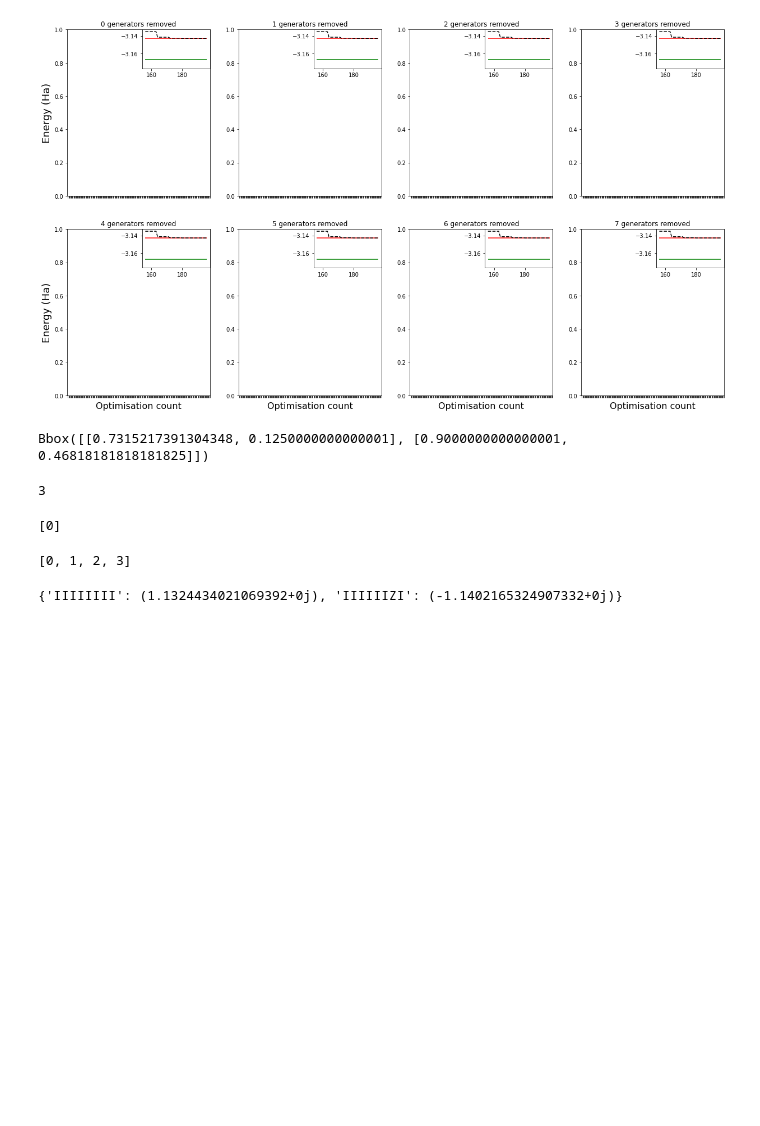
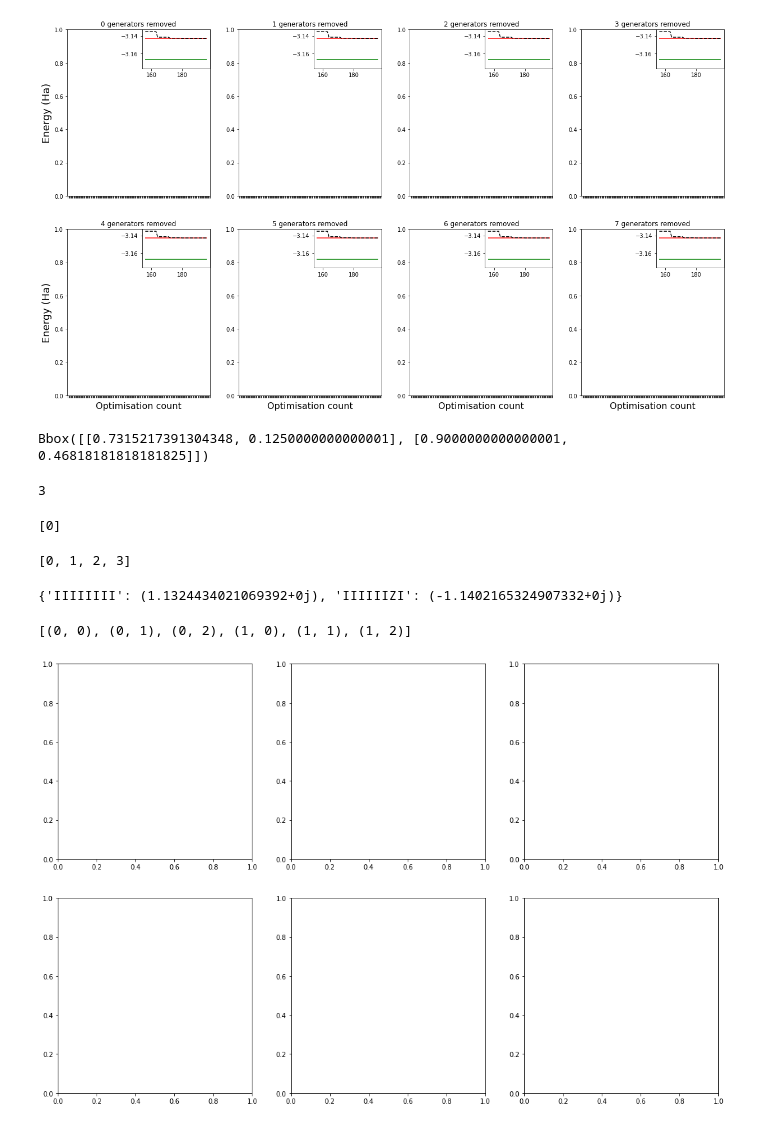
Before and after one commit to wmkirby1/CS-VQE, a Jupyter notebook: HeH+ Example.ipynb, the cells around one changed output. Saved outputs shown, nothing was run; the diff lists cells and outputs as text; code cells hidden in the pictures; blank space fills up the shorter version.

```diff
--- a/HeH+ Example.ipynb
+++ b/HeH+ Example.ipynb
@@ -1047,3 +1047,25 @@ new_ham_noncon, new_ham_context = eig.discard_generator(ham_noncon, ham_context,
 new_ham_noncon
 # %% [output]
 {'IIIIIIII': (1.1324434021069392+0j), 'IIIIIIZI': (-1.1402165324907332+0j)}
+# %%
+import math
+def factor_int(n):
+    val = math.ceil(math.sqrt(n))
+    val2 = int(n/val)
+    while val2 * val != float(n):
+        val -= 1
+        val2 = int(n/val)
+
+    if val > val2:
+        val, val2 = val2, val
+    return val, val2
+# %%
+import matplotlib.pyplot as plt
+import itertools
+rows, cols = factor_int(6)
+fig, axs = plt.subplots(nrows = rows, ncols = cols, figsize = (6*cols,6*rows))
+grid_pos = list(itertools.product(range(rows), range(cols)))
+print(grid_pos)
+# %% [output]
+[(0, 0), (0, 1), (0, 2), (1, 0), (1, 1), (1, 2)]
+[figure, added]
```
Also changed, not shown: 3 other files.
